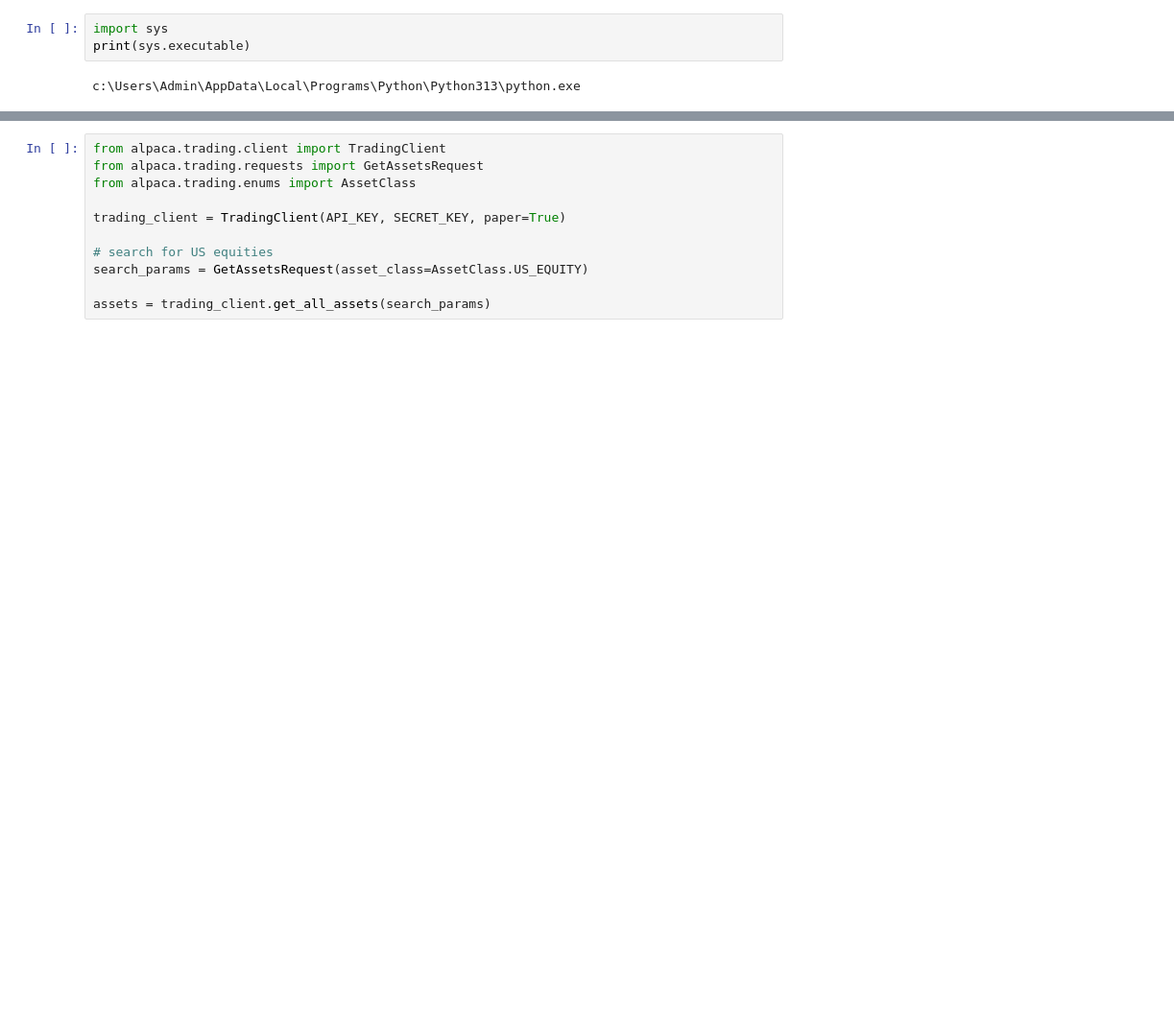
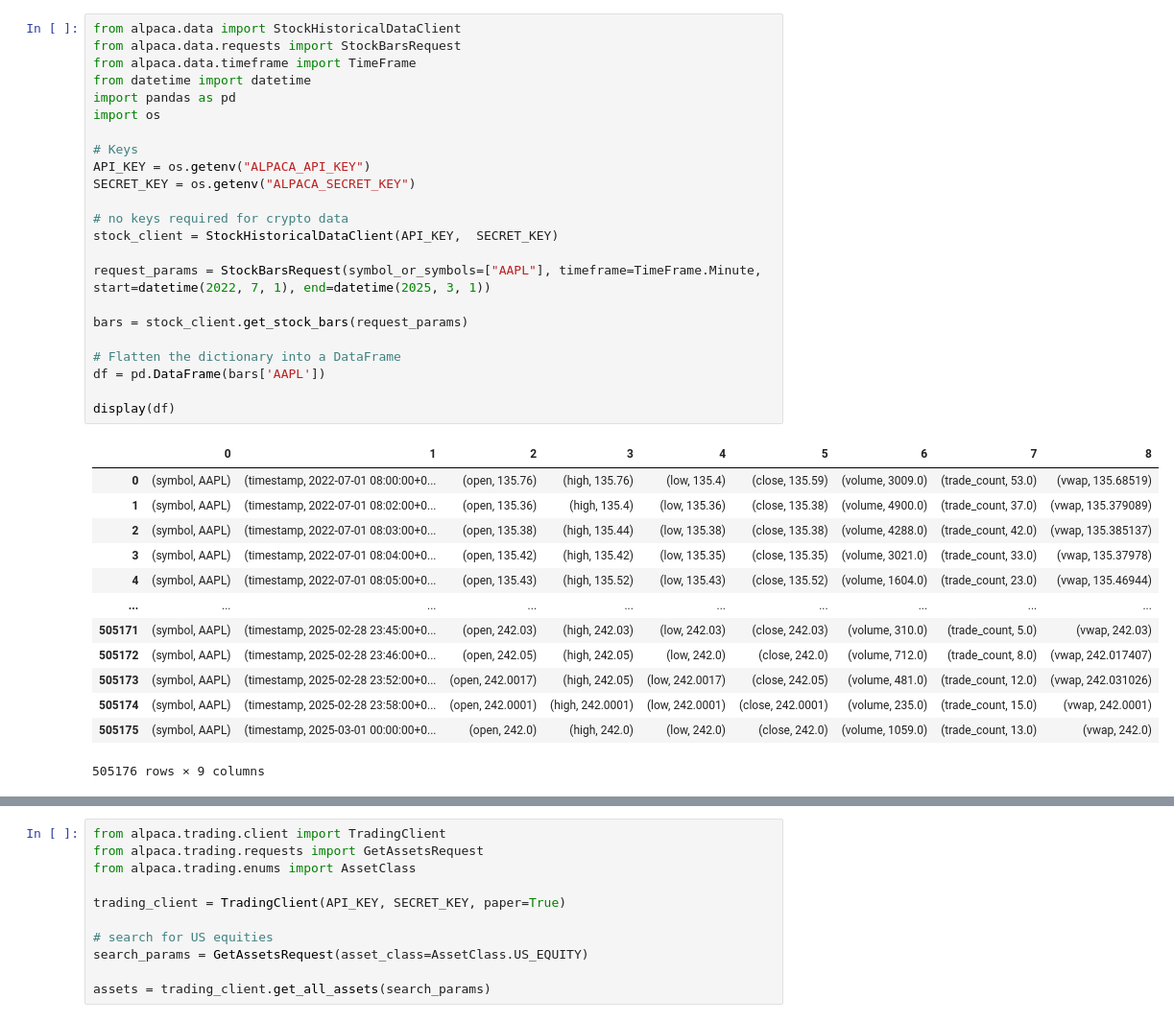
Before and after one commit to Olivestam/trading-bot, a Jupyter notebook: testing.ipynb, the cells around one changed output, grey strips where cells are left out. Shown at 96% size. Saved outputs shown, nothing was run; the diff lists cells and outputs as text; blank space fills up the shorter version.

Commit message:
Can now get historical data

```diff
--- a/testing.ipynb
+++ b/testing.ipynb
@@ -5,8 +23,40 @@ Requirement already satisfied: alpaca in c:\users\admin\appdata\local\programs\p
-# %%
-import sys
-print(sys.executable)
-# %% [output]
-c:\Users\Admin\AppData\Local\Programs\Python\Python313\python.exe
+# %%
+from alpaca.data import StockHistoricalDataClient
+from alpaca.data.requests import StockBarsRequest
+from alpaca.data.timeframe import TimeFrame
+from datetime import datetime
+import pandas as pd
+import os
+
+# Keys
+API_KEY = os.getenv("ALPACA_API_KEY")
+SECRET_KEY = os.getenv("ALPACA_SECRET_KEY")
+
+# no keys required for crypto data
+stock_client = StockHistoricalDataClient(API_KEY,  SECRET_KEY)
+
+request_params = StockBarsRequest(symbol_or_symbols=["AAPL"], timeframe=TimeFrame.Minute, start=datetime(2022, 7, 1), end=datetime(2025, 3, 1))
+
+bars = stock_client.get_stock_bars(request_params)
+
+# Flatten the dictionary into a DataFrame
+df = pd.DataFrame(bars['AAPL'])
+
+display(df)
+# %% [output]
+|  | 0 | 1 | 2 | 3 | 4 | 5 | 6 | 7 | 8 |
+| 0 | (symbol, AAPL) | (timestamp, 2022-07-01 08:00:00+0... | (open, 135.76) | (high, 135.76) | (low, 135.4) | (close, 135.59) | (volume, 3009.0) | (trade_count, 53.0) | (vwap, 135.68519) |
+| 1 | (symbol, AAPL) | (timestamp, 2022-07-01 08:02:00+0... | (open, 135.36) | (high, 135.4) | (low, 135.36) | (close, 135.38) | (volume, 4900.0) | (trade_count, 37.0) | (vwap, 135.379089) |
+| 2 | (symbol, AAPL) | (timestamp, 2022-07-01 08:03:00+0... | (open, 135.38) | (high, 135.44) | (low, 135.38) | (close, 135.38) | (volume, 4288.0) | (trade_count, 42.0) | (vwap, 135.385137) |
+| 3 | (symbol, AAPL) | (timestamp, 2022-07-01 08:04:00+0... | (open, 135.42) | (high, 135.42) | (low, 135.35) | (close, 135.35) | (volume, 3021.0) | (trade_count, 33.0) | (vwap, 135.37978) |
+| 4 | (symbol, AAPL) | (timestamp, 2022-07-01 08:05:00+0... | (open, 135.43) | (high, 135.52) | (low, 135.43) | (close, 135.52) | (volume, 1604.0) | (trade_count, 23.0) | (vwap, 135.46944) |
+| ... | ... | ... | ... | ... | ... | ... | ... | ... | ... |
+| 505171 | (symbol, AAPL) | (timestamp, 2025-02-28 23:45:00+0... | (open, 242.03) | (high, 242.03) | (low, 242.03) | (close, 242.03) | (volume, 310.0) | (trade_count, 5.0) | (vwap, 242.03) |
+| 505172 | (symbol, AAPL) | (timestamp, 2025-02-28 23:46:00+0... | (open, 242.05) | (high, 242.05) | (low, 242.0) | (close, 242.0) | (volume, 712.0) | (trade_count, 8.0) | (vwap, 242.017407) |
+| 505173 | (symbol, AAPL) | (timestamp, 2025-02-28 23:52:00+0... | (open, 242.0017) | (high, 242.05) | (low, 242.0017) | (close, 242.05) | (volume, 481.0) | (trade_count, 12.0) | (vwap, 242.031026) |
+| 505174 | (symbol, AAPL) | (timestamp, 2025-02-28 23:58:00+0... | (open, 242.0001) | (high, 242.0001) | (low, 242.0001) | (close, 242.0001) | (volume, 235.0) | (trade_count, 15.0) | (vwap, 242.0001) |
+| 505175 | (symbol, AAPL) | (timestamp, 2025-03-01 00:00:00+0... | (open, 242.0) | (high, 242.0) | (low, 242.0) | (close, 242.0) | (volume, 1059.0) | (trade_count, 13.0) | (vwap, 242.0) |
+505176 rows × 9 columns
 # %%
 import os
 from dotenv import load_dotenv
```
Also changed, not shown: parts of 3 cells of this notebook.
